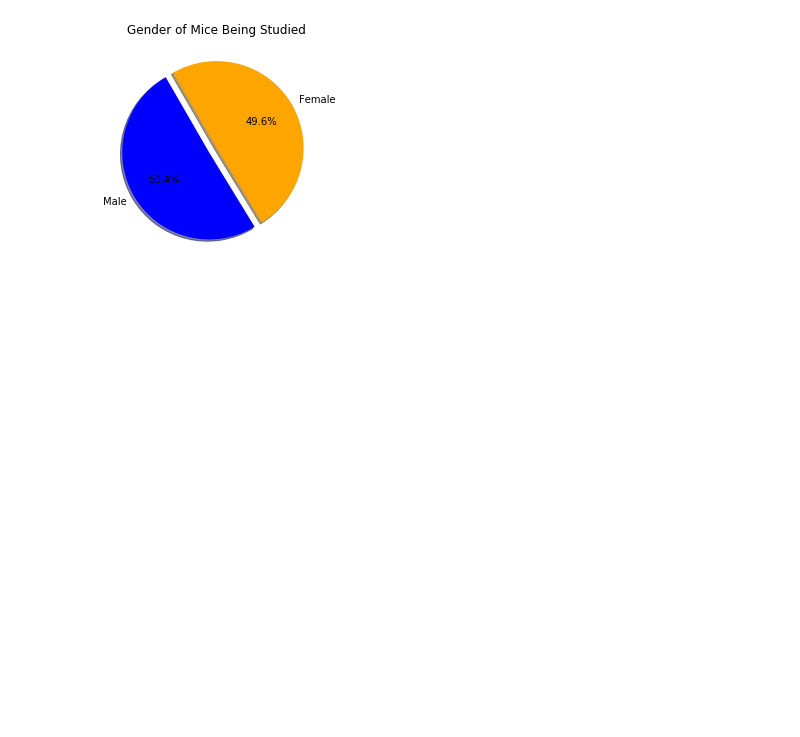
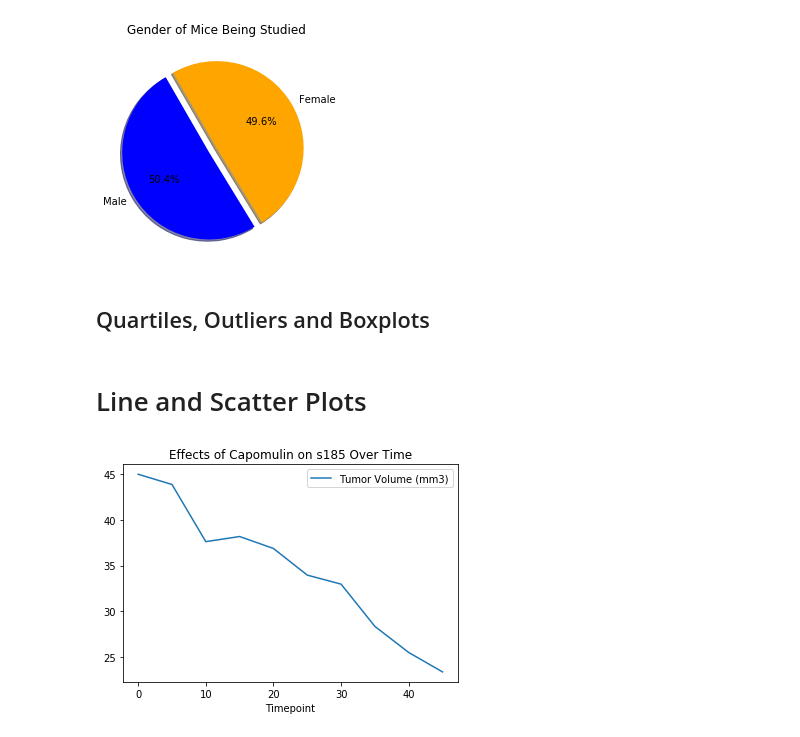
Before and after one commit to blackdenarius307/Matplotlib-Challenge, a Jupyter notebook: The Power of Plots.ipynb, the cells around one changed output. Cells and saved outputs as stored; diff of their text form; code cells hidden in the pictures; blank space fills up the shorter version.

Commit message:
Line Plot done

```diff
--- a/The Power of Plots.ipynb
+++ b/The Power of Plots.ipynb
@@ -161,3 +161,5 @@ plt.title('Gender of Mice Being Studied')
 # %% [output]
 Text(0.5, 1.0, 'Gender of Mice Being Studied')
 [figure]
+# %% [markdown]
+## Quartiles, Outliers and Boxplots
@@ -163,0 +193,13 @@ Text(0.5, 1.0, 'Gender of Mice Being Studied')
+# %% [markdown]
+# Line and Scatter Plots
+# %%
+# Generate a line plot of time point versus tumor volume for a mouse treated with Capomulin
+#Down to Capomulin
+Capomulinmice_df = Clean_df[Clean_df['Drug Regimen'] == 'Capomulin']
+#Down to a single mouse
+Singlemouse_df = Capomulinmice_df[Capomulinmice_df['Mouse ID'] == 's185']
+#Plot it out
+Experimentplot = Singlemouse_df.plot.line(x = 'Timepoint', y='Tumor Volume (mm3)', \
+                                          title = 'Effects of Capomulin on s185 Over Time' )
+# %% [output]
+[figure, added]
```
Also changed, not shown: parts of 3 cells of this notebook.
